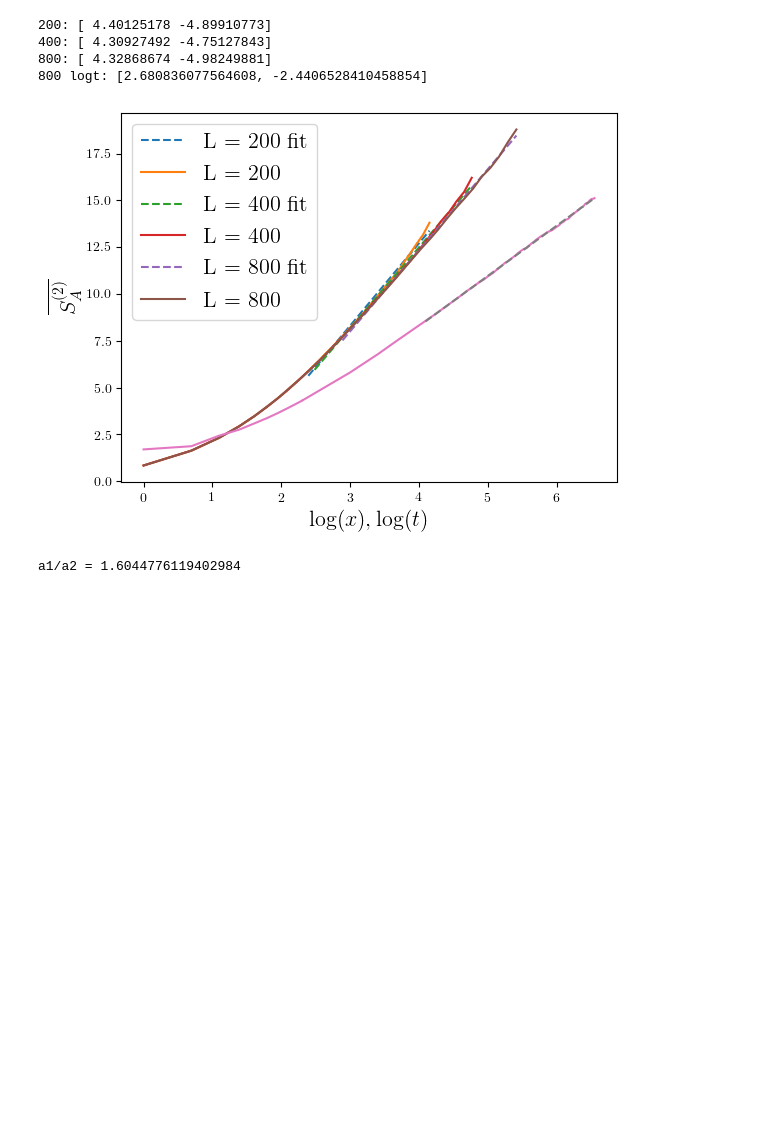
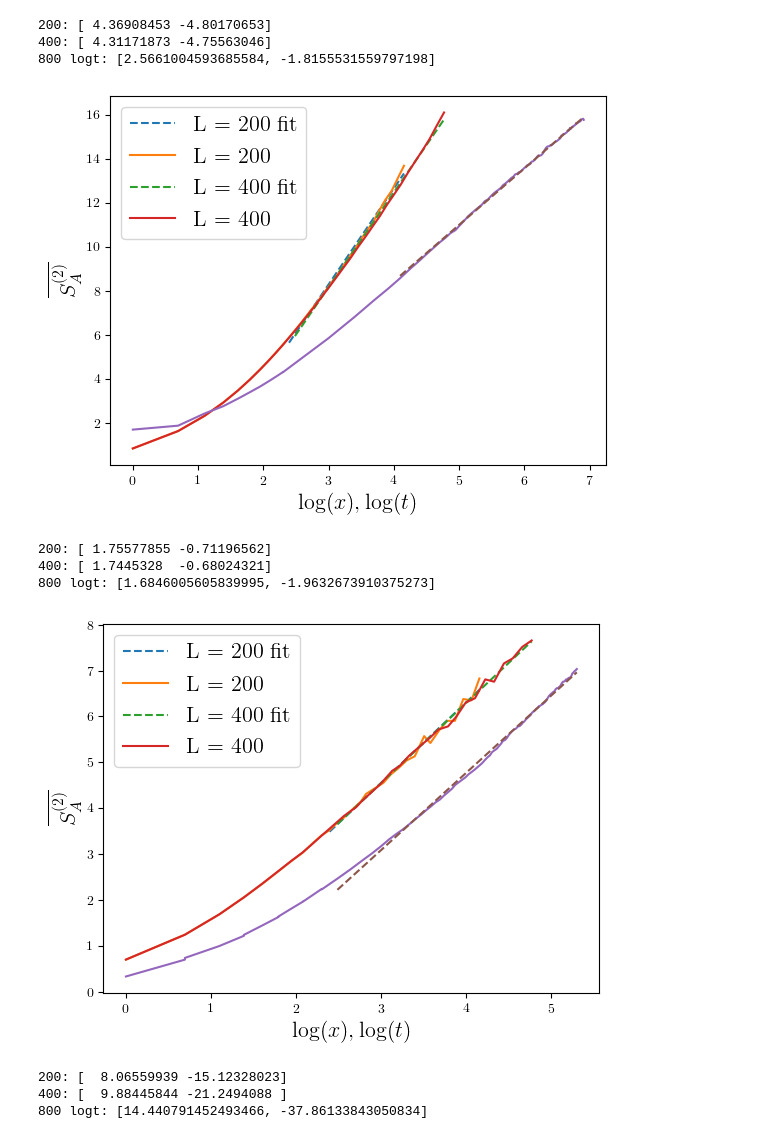
Before and after one commit to eliotheinrich/QuCircuit, a Jupyter notebook: plot_entropy.ipynb, the cells around one changed output. Drawn from its saved outputs; the diff is of its cells as text; code cells hidden in the pictures; blank space fills up the shorter version.

```diff
--- a/plot_entropy.ipynb
+++ b/plot_entropy.ipynb
@@ -180,9 +179,9 @@ def average_data(df: DataFrame):
 
 	return S, dS, N, t
 # %%
-
 ee_string = r'$\overline{S_A^{(2)}}$'
 ee_var_string = r'Var[$S_A^{(2)}$]'
+
 
 def logx(partition_size, system_size):
 	return np.log(np.sin(np.pi*partition_size/system_size)*system_size/np.pi)
@@ -211,4 +210,12 @@ def combine_slides(data: DataFrame):
 	partition_sizes, entropy, entropy_err = partition_sizes[inds], entropy[inds], entropy_err[inds]
 
 	return partition_sizes, entropy, entropy_err
+
+def truncate_data(x, S, dS):
+	max_ind = np.argmax(x)
+
+	return x[:max_ind], S[:max_ind], dS[:max_ind]
+
+suffix2 = "_rc_2"
+suffix4 = "_rc_4"
 # %%
@@ -261,38 +270,49 @@ def fig2(filenames, timeseries_filenames):
 
 	time = timeseries_filenames != []
 	xlabel = r'$\log(x), \log(t)$' if time else r'$\log(x)$'
 	ax.set_xlabel(xlabel, fontsize=16)
 
 	ax.set_ylabel(ee_string, fontsize=16)
 	ax.legend(fontsize=16)
 	if time:
 		data = [average_data(load_data(f)) for f in timeseries_filenames]
 
 		S, dS, N, t = [np.concatenate(tuple(val[i] for val in data)) for i in range(4)]
 
 		inds = np.argsort(t)
 		S, dS, N, t = S[inds], dS[inds], N[inds], t[inds]
 
 		logt = np.log(t)
 
 		ax.plot(logt, S)
 		if linear_fit:
 			fit_ind = 15
 			p = curve_fit(linear, logt[fit_ind:], S[fit_ind:])[0]
 			ax.plot(logt[fit_ind:], p[0]*logt[fit_ind:] + p[1], linestyle='--')
 			print(f'800 logt: {list(p)}')
 
 	plt.show()
 
-filenames = ['data/fig2_1.json', 'data/fig2_2.json', 'data/fig2_3.json']
+filenames = ['data/fig2_1.json', 'data/fig2_2.json']
 timeseries_filenames = ['data/timeseries.json', 'data/timeseries_small.json']
 fig2(filenames, timeseries_filenames)
 
-print(f'a1/a2 = {4.3/2.68}')
+filenames = ['data/fig2_1' + suffix2 + '.json', 'data/fig2_2' + suffix2 + '.json']
+timeseries_filenames = ['data/timeseries' + suffix2 + '.json', 'data/timeseries_small' + suffix2 + '.json']
+fig2(filenames, timeseries_filenames)
+
+filenames = ['data/fig2_1' + suffix4 + '.json', 'data/fig2_2' + suffix4 + '.json']
+timeseries_filenames = ['data/timeseries' + suffix4 + '.json', 'data/timeseries_small' + suffix4 + '.json']
+fig2(filenames, timeseries_filenames)
 # %% [output]
-200: [ 4.40125178 -4.89910773]
-400: [ 4.30927492 -4.75127843]
-800: [ 4.32868674 -4.98249881]
-800 logt: [2.680836077564608, -2.4406528410458854]
+200: [ 4.36908453 -4.80170653]
+400: [ 4.31171873 -4.75563046]
+800 logt: [2.5661004593685584, -1.8155531559797198]
-[figure, old version]
+[figure, new version]
-a1/a2 = 1.6044776119402984
+200: [ 1.75577855 -0.71196562]
+400: [ 1.7445328  -0.68024321]
+800 logt: [1.6846005605839995, -1.9632673910375273]
+[figure, added]
+200: [  8.06559939 -15.12328023]
+400: [  9.88445844 -21.2494088 ]
+800 logt: [14.440791452493466, -37.86133843050834]
```
Also changed, not shown: parts of 7 cells of this notebook.
